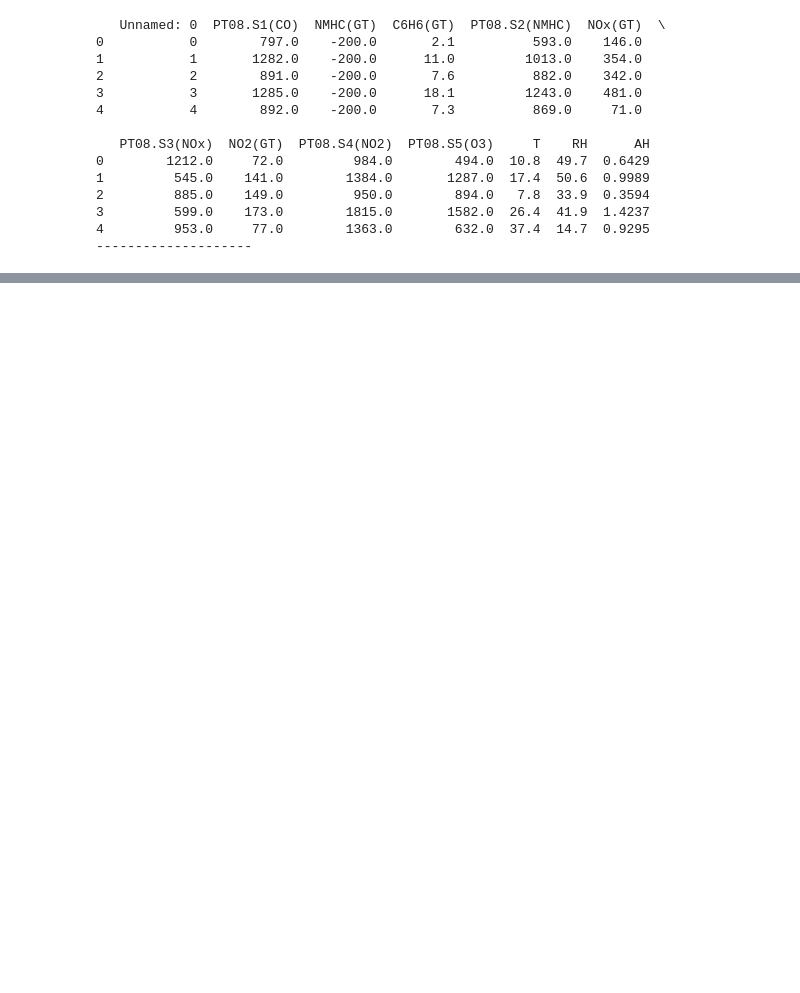
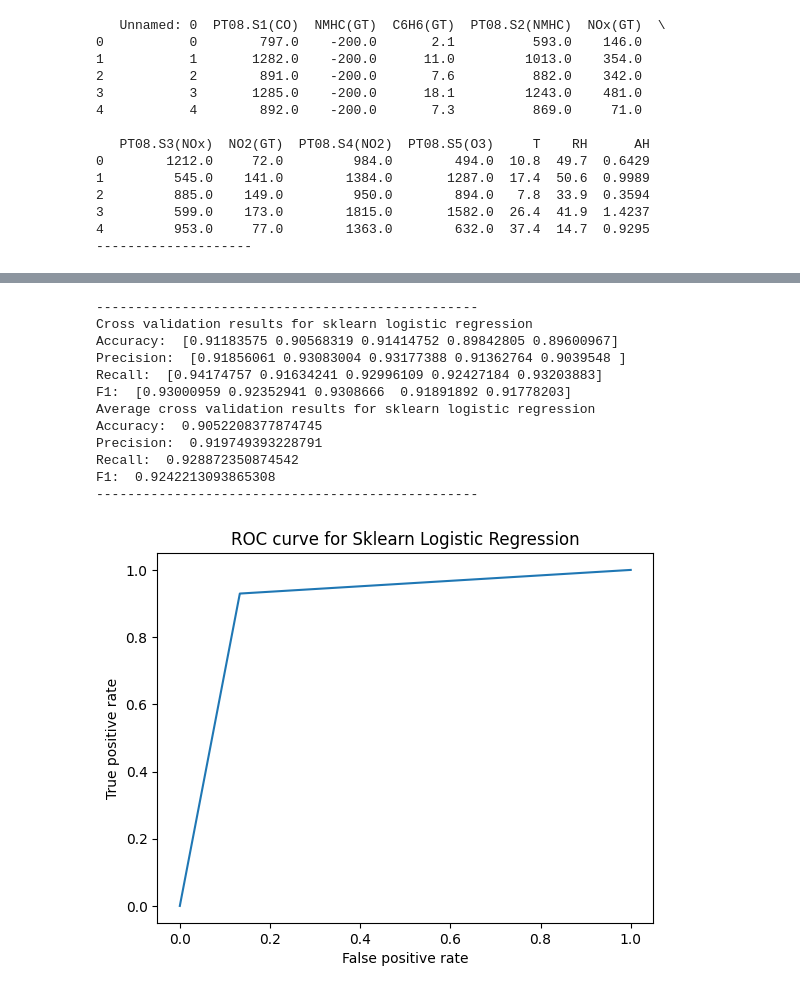
Before and after one commit to jmayhugh1/linearModels, a Jupyter notebook: models.ipynb, the cells around one changed output, grey strips where cells are left out. Saved outputs shown, nothing was run; the diff lists cells and outputs as text; code cells hidden in the pictures; blank space fills up the shorter version.

```diff
--- a/models.ipynb
+++ b/models.ipynb
@@ -225,0 +247,80 @@ NameError: name 'x_clean_scaled' is not defined
+# %%
+'''
+(g)
+ROC Curve - Logistic Regression Use the logistic regression model from
+sklearn and repeat 5-fold cross validation. Then using roc curve package from sklearn.metrics,
+plot the ROC curve for each fold and compute the area under the curve. Is this result consistent
+with the results you obtained using the logistic regression model you implemented?
+'''
+from sklearn.linear_model import LogisticRegression as sklr
+from sklearn.model_selection import train_test_split, cross_validate
+from sklearn.metrics import roc_curve, make_scorer, accuracy_score, precision_score, recall_score, f1_score
+
+model = sklr()
+model.fit(x_clean_scaled, y_clean_log)
+y_test_predicted = model.predict(x_clean_scaled)
+
+# do 5-cross validation from the sklean library on sklearn logistic regression
+scoring = {
+    'accuracy': make_scorer(accuracy_score),
+    'precision': make_scorer(precision_score),
+    'recall': make_scorer(recall_score),
+    'f1': make_scorer(f1_score)
+}
+cr_results = cross_validate(model, x_clean_scaled, y_clean_log, cv=5, scoring=scoring)
+print("-------------------------------------------------")
+print("Cross validation results for sklearn logistic regression")
+print("Accuracy: ", cr_results['test_accuracy'])
+print("Precision: ", cr_results['test_precision'])
+print("Recall: ", cr_results['test_recall'])
+print("F1: ", cr_results['test_f1'])
+
+## printing out the average of the cross validation results
+print("Average cross validation results for sklearn logistic regression")
+print("Accuracy: ", cr_results['test_accuracy'].mean())
+print("Precision: ", cr_results['test_precision'].mean())
+print("Recall: ", cr_results['test_recall'].mean())
+print("F1: ", cr_results['test_f1'].mean())
+print("-------------------------------------------------")
+# ROC curve for sklearn logistic regression
+fpr, tpr, thresholds = roc_curve(y_clean_log, y_test_predicted)
+plt.plot(fpr, tpr)
+plt.xlabel('False positive rate')
+plt.ylabel('True positive rate')
+plt.title('ROC curve for Sklearn Logistic Regression')
+plt.show()
+
+## calculate the AUC
+from sklearn.metrics import roc_auc_score
+auc = roc_auc_score(y_clean_log, y_test_predicted)
+print("AUC for ROC Sklearn Logistic Regression", auc)
+
+
+# Roc curve using my logistic regression
+y_test_predicted = logistic_model.predict(x_clean_scaled)
+fpr, tpr, thresholds = roc_curve(y_clean_log, y_test_predicted)
+plt.plot(fpr, tpr)
+plt.xlabel('False positive rate')
+plt.ylabel('True positive rate')
+plt.title('ROC curve for My Logistic Regression')
+plt.show()
+
+## calculate the AUC
+auc = roc_auc_score(y_clean_log, y_test_predicted)
+print("AUC for ROC My Logistic Regression", auc)
+print("The performance metrics (accuracy, precision, recall, F1 score) are quite consistent across both approaches. The differences between the manually implemented logistic regression and the sklearn logistic regression are minor, indicating that both models are correctly implemented and comparable in performance.")
+print("Both models yield comparable AUC values, indicating that the performance of the manually implemented logistic regression is consistent with that of the sklearn logistic regression model.")
+# %% [output]
+-------------------------------------------------
+Cross validation results for sklearn logistic regression
+Accuracy:  [0.91183575 0.90568319 0.91414752 0.89842805 0.89600967]
+Precision:  [0.91856061 0.93083004 0.93177388 0.91362764 0.9039548 ]
+Recall:  [0.94174757 0.91634241 0.92996109 0.92427184 0.93203883]
+F1:  [0.93000959 0.92352941 0.9308666  0.91891892 0.91778203]
+Average cross validation results for sklearn logistic regression
+Accuracy:  0.9052208377874745
+Precision:  0.919749393228791
+Recall:  0.928872350874542
+F1:  0.9242213093865308
+-------------------------------------------------
+[figure, added]
```
Also changed, not shown: parts of 20 cells of this notebook, 6 other files.
